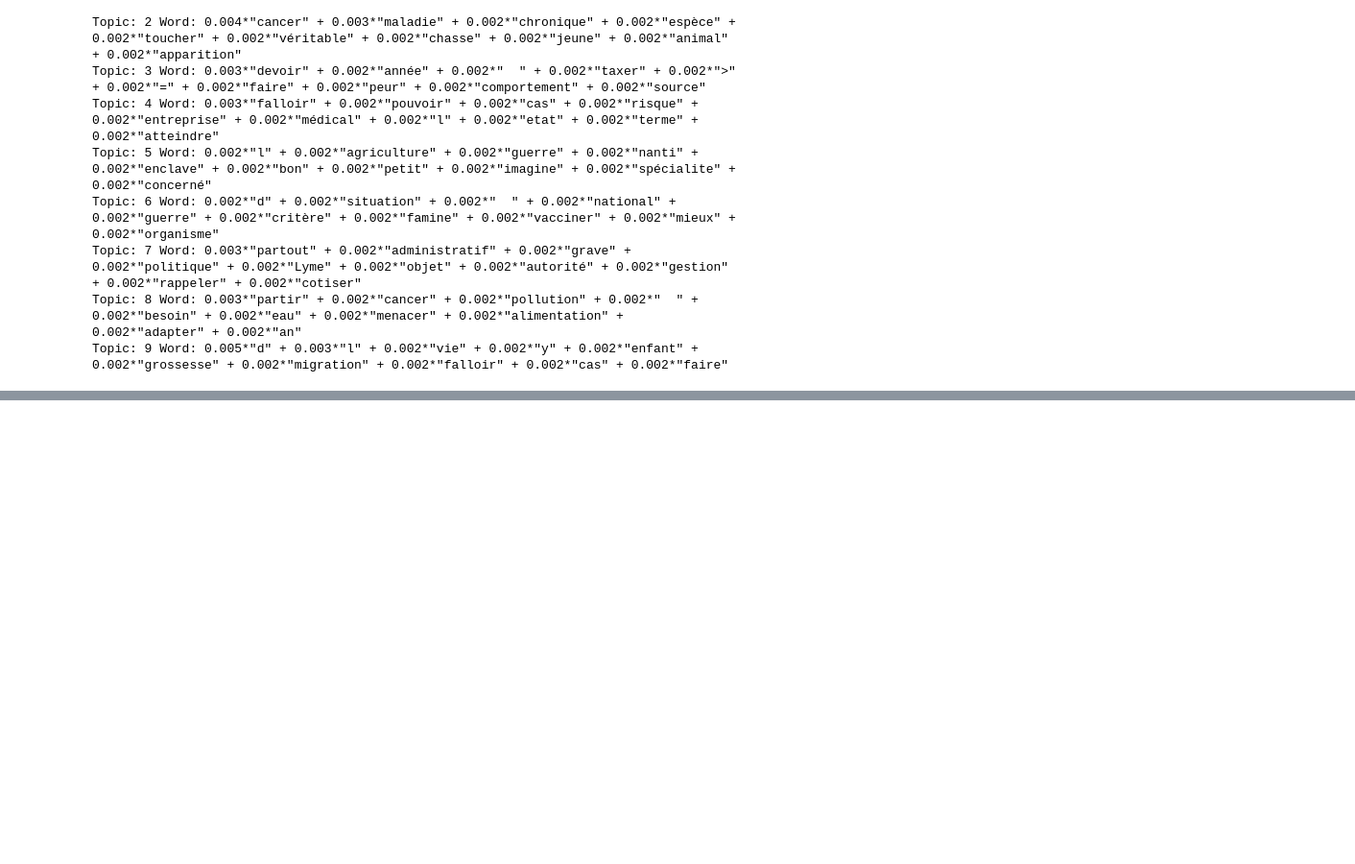
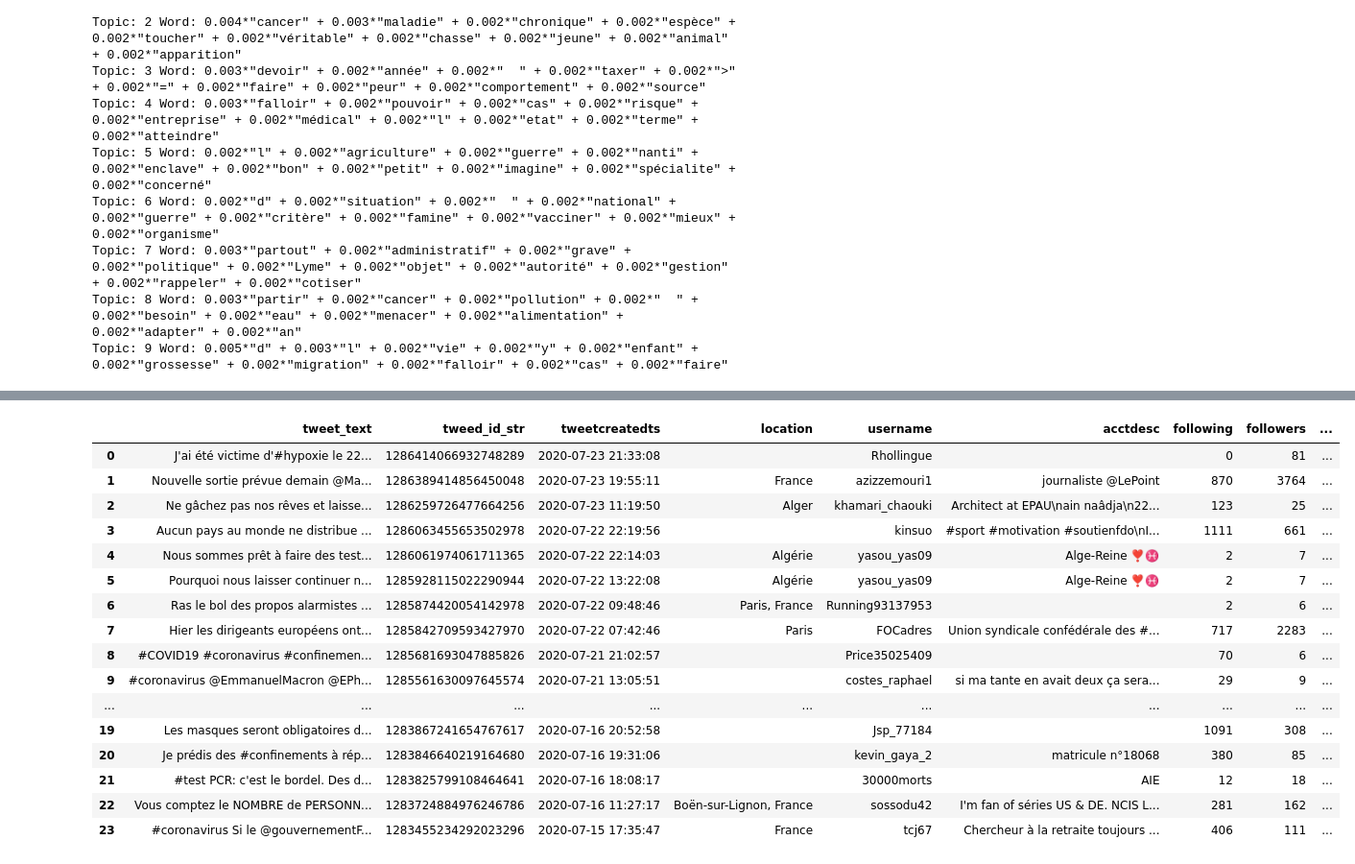
Before and after one commit to CheikSama/M-moire, a Jupyter notebook: nvGDN.ipynb, the cells around one changed output, grey strips where cells are left out. Shown at 96% size. Saved outputs shown, nothing was run; the diff lists cells and outputs as text; code cells hidden in the pictures; blank space fills up the shorter version.

```diff
--- a/nvGDN.ipynb
+++ b/nvGDN.ipynb
@@ -509,0 +503,9 @@ print(twitter_api.VerifyCredentials())
+# %%
+swords=["pandemie","pandémie","epidemie","epidémie","sras","coronavirus"]
+OU=" OR "
+search_words= OU.join(["#"+x for x in swords])
+search_words+=" AND (@gouvernementFR OR @Elysee OR @EmmanuelMacron OR @Matignon)"
+search_words+=" -filter:links"
+search_words+=" AND -filter:retweets"
+search_words+=" AND -filter:replies"
+search_date="2020-06-01"
@@ -509,0 +779,21 @@ print(twitter_api.VerifyCredentials())
+# %%
+df_juillet=test(df)
+df_juillet
+# %% [output]
+|  | tweet_text | tweed_id_str | tweetcreatedts | location | username | acctdesc | following | followers | ... |
+| 0 | J'ai été victime d'#hypoxie le 22... | 1286414066932748289 | 2020-07-23 21:33:08 |  | Rhollingue |  | 0 | 81 | ... |
+| 1 | Nouvelle sortie prévue demain @Ma... | 1286389414856450048 | 2020-07-23 19:55:11 | France | azizzemouri1 | journaliste @LePoint | 870 | 3764 | ... |
+| 2 | Ne gâchez pas nos rêves et laisse... | 1286259726477664256 | 2020-07-23 11:19:50 | Alger | khamari_chaouki | Architect at EPAU\nain naâdja\n22... | 123 | 25 | ... |
+| 3 | Aucun pays au monde ne distribue ... | 1286063455653502978 | 2020-07-22 22:19:56 |  | kinsuo | #sport #motivation #soutienfdo\nI... | 1111 | 661 | ... |
+| 4 | Nous sommes prêt à faire des test... | 1286061974061711365 | 2020-07-22 22:14:03 | Algérie | yasou_yas09 | Alge-Reine ❣️♓️ | 2 | 7 | ... |
+| 5 | Pourquoi nous laisser continuer n... | 1285928115022290944 | 2020-07-22 13:22:08 | Algérie | yasou_yas09 | Alge-Reine ❣️♓️ | 2 | 7 | ... |
+| 6 | Ras le bol des propos alarmistes ... | 1285874420054142978 | 2020-07-22 09:48:46 | Paris, France | Running93137953 |  | 2 | 6 | ... |
+| 7 | Hier les dirigeants européens ont... | 1285842709593427970 | 2020-07-22 07:42:46 | Paris | FOCadres | Union syndicale confédérale des #... | 717 | 2283 | ... |
+| 8 | #COVID19 #coronavirus #confinemen... | 1285681693047885826 | 2020-07-21 21:02:57 |  | Price35025409 |  | 70 | 6 | ... |
+| 9 | #coronavirus @EmmanuelMacron @EPh... | 1285561630097645574 | 2020-07-21 13:05:51 |  | costes_raphael | si ma tante en avait deux ça sera... | 29 | 9 | ... |
+| ... | ... | ... | ... | ... | ... | ... | ... | ... | ... |
+| 19 | Les masques seront obligatoires d... | 1283867241654767617 | 2020-07-16 20:52:58 |  | Jsp_77184 |  | 1091 | 308 | ... |
+| 20 | Je prédis des #confinements à rép... | 1283846640219164680 | 2020-07-16 19:31:06 |  | kevin_gaya_2 | matricule n°18068 | 380 | 85 | ... |
+| 21 | #test PCR: c'est le bordel. Des d... | 1283825799108464641 | 2020-07-16 18:08:17 |  | 30000morts | AIE | 12 | 18 | ... |
+| 22 | Vous comptez le NOMBRE de PERSONN... | 1283724884976246786 | 2020-07-16 11:27:17 | Boën-sur-Lignon, France | sossodu42 | I'm fan of séries US & DE. NCIS L... | 281 | 162 | ... |
+| 23 | #coronavirus Si le @gouvernementF... | 1283455234292023296 | 2020-07-15 17:35:47 | France | tcj67 | Chercheur à la retraite toujours ... | 406 | 111 | ... |
```
Also changed, not shown: parts of 35 cells of this notebook.
